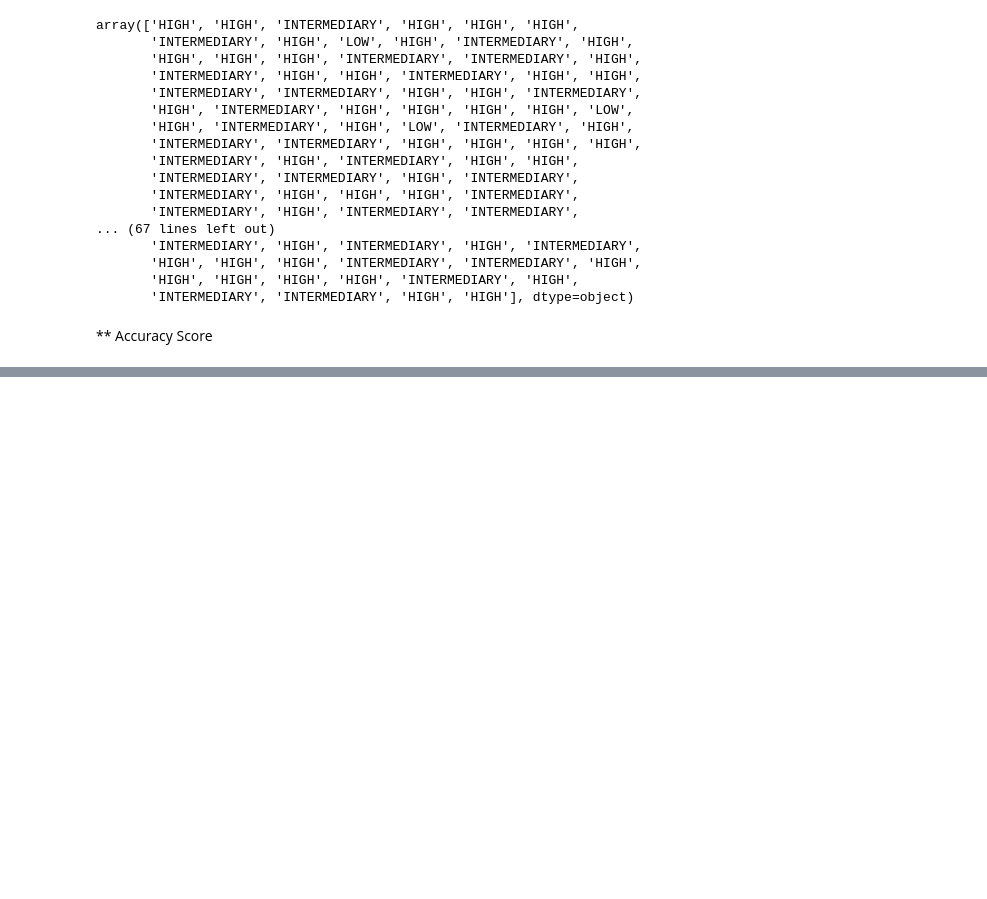
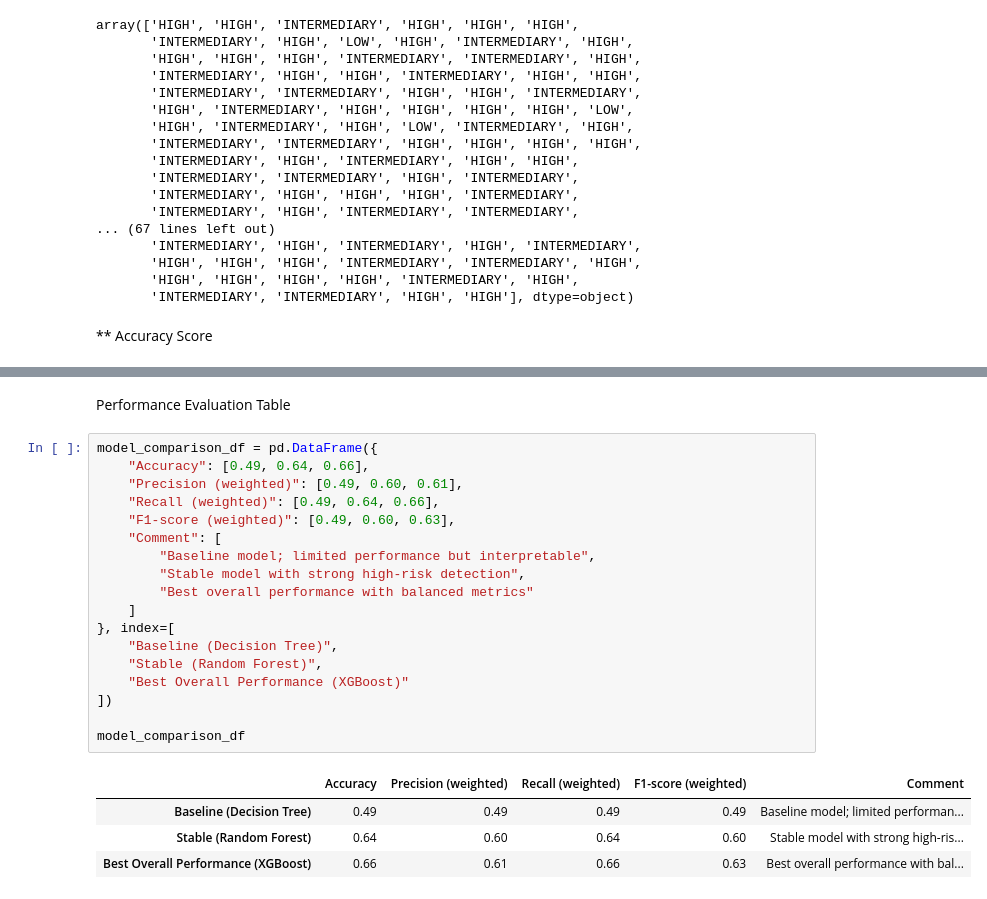
Before and after one commit to avimallik/pulse_ml_heart_disease_predictor, a Jupyter notebook: data_preprocessing.ipynb, the cells around one changed output, grey strips where cells are left out. Cells and saved outputs as stored; diff of their text form; blank space fills up the shorter version.

Commit message:
Applied XGBoost Classifier

```diff
--- a/data_preprocessing.ipynb
+++ b/data_preprocessing.ipynb
@@ -707,0 +828,25 @@ weighted avg       0.60      0.64      0.60       459
+# %% [markdown]
+Performance Evaluation Table
+# %%
+model_comparison_df = pd.DataFrame({
+    "Accuracy": [0.49, 0.64, 0.66],
+    "Precision (weighted)": [0.49, 0.60, 0.61],
+    "Recall (weighted)": [0.49, 0.64, 0.66],
+    "F1-score (weighted)": [0.49, 0.60, 0.63],
+    "Comment": [
+        "Baseline model; limited performance but interpretable",
+        "Stable model with strong high-risk detection",
+        "Best overall performance with balanced metrics"
+    ]
+}, index=[
+    "Baseline (Decision Tree)",
+    "Stable (Random Forest)",
+    "Best Overall Performance (XGBoost)"
+])
+
+model_comparison_df
+# %% [output]
+|  | Accuracy | Precision (weighted) | Recall (weighted) | F1-score (weighted) | Comment |
+| Baseline (Decision Tree) | 0.49 | 0.49 | 0.49 | 0.49 | Baseline model; limited performan... |
+| Stable (Random Forest) | 0.64 | 0.60 | 0.64 | 0.60 | Stable model with strong high-ris... |
+| Best Overall Performance (XGBoost) | 0.66 | 0.61 | 0.66 | 0.63 | Best overall performance with bal... |
```
Also changed, not shown: parts of 35 cells of this notebook.
